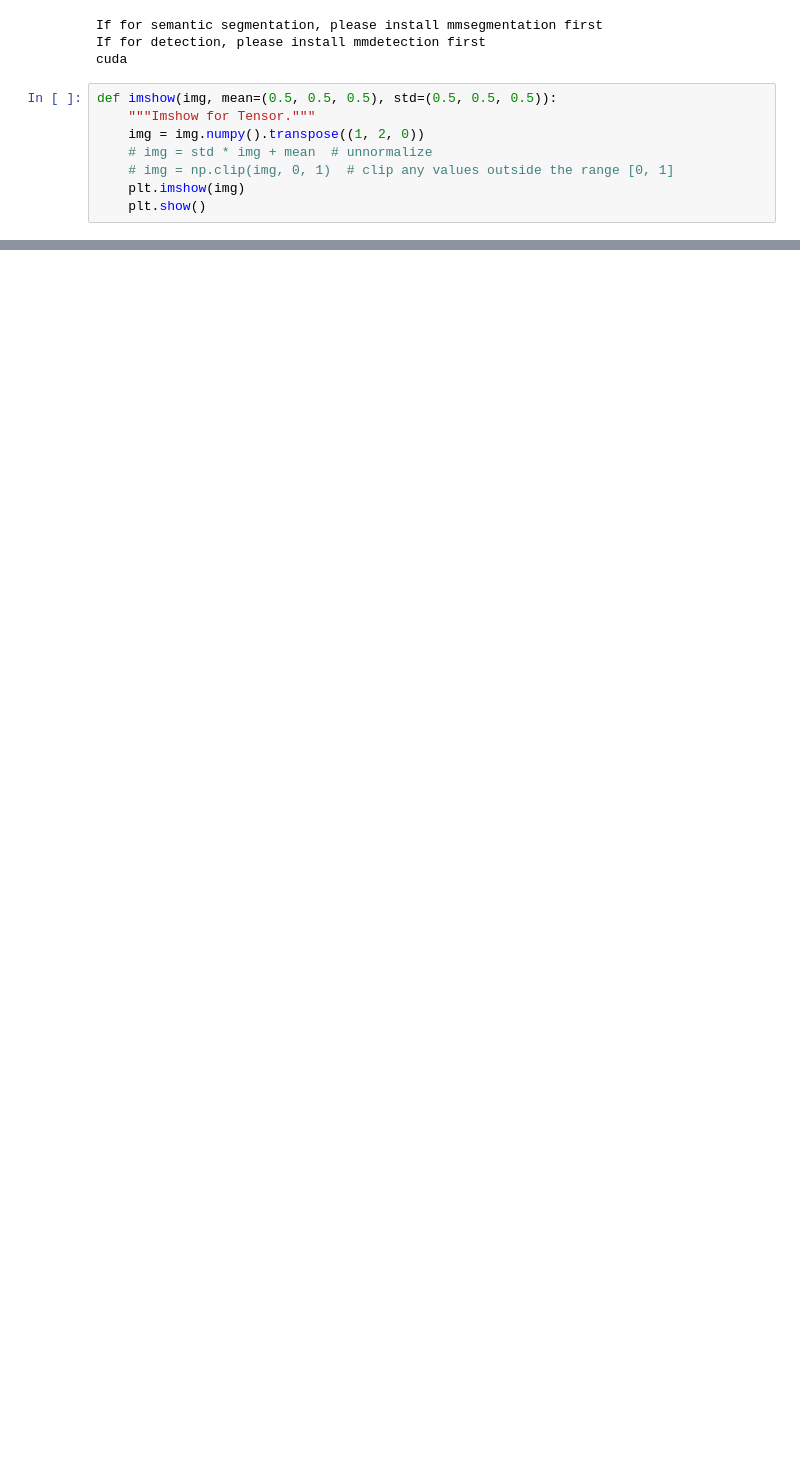
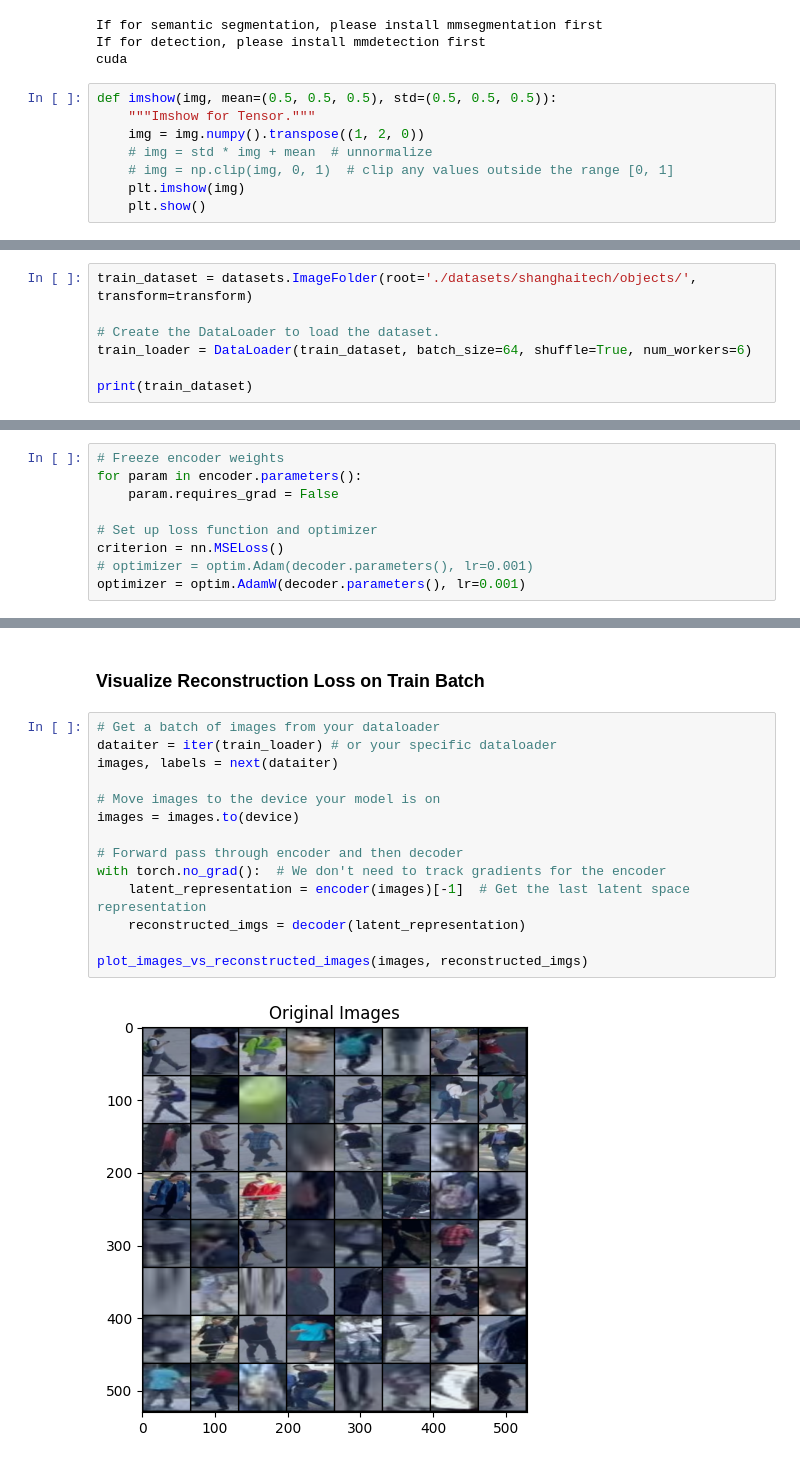
Before and after one commit to the-sergiu/AnomalyDetection, a Jupyter notebook: Fast_ViT.ipynb, the cells around one changed output, grey strips where cells are left out. Drawn from its saved outputs; the diff is of its cells as text; blank space fills up the shorter version.

```diff
--- a/Fast_ViT.ipynb
+++ b/Fast_ViT.ipynb
@@ -454,0 +419,7 @@ imshow(vutils.make_grid(reconstructed_imgs, padding=2, normalize=True))
+# %%
+train_dataset = datasets.ImageFolder(root='./datasets/shanghaitech/objects/', transform=transform)
+
+# Create the DataLoader to load the dataset.
+train_loader = DataLoader(train_dataset, batch_size=64, shuffle=True, num_workers=6)
+
+print(train_dataset)
@@ -454,0 +438,9 @@ imshow(vutils.make_grid(reconstructed_imgs, padding=2, normalize=True))
+# %%
+# Freeze encoder weights
+for param in encoder.parameters():
+    param.requires_grad = False
+
+# Set up loss function and optimizer
+criterion = nn.MSELoss()
+# optimizer = optim.Adam(decoder.parameters(), lr=0.001)
+optimizer = optim.AdamW(decoder.parameters(), lr=0.001)
@@ -454,0 +501,18 @@ imshow(vutils.make_grid(reconstructed_imgs, padding=2, normalize=True))
+# %% [markdown]
+### Visualize Reconstruction Loss on Train Batch
+# %%
+# Get a batch of images from your dataloader
+dataiter = iter(train_loader) # or your specific dataloader
+images, labels = next(dataiter)
+
+# Move images to the device your model is on
+images = images.to(device)
+
+# Forward pass through encoder and then decoder
+with torch.no_grad():  # We don't need to track gradients for the encoder
+    latent_representation = encoder(images)[-1]  # Get the last latent space representation
+    reconstructed_imgs = decoder(latent_representation)
+
+plot_images_vs_reconstructed_images(images, reconstructed_imgs)
+# %% [output]
+[figure, added]
```
Also changed, not shown: parts of 63 cells of this notebook, 4 other files.
